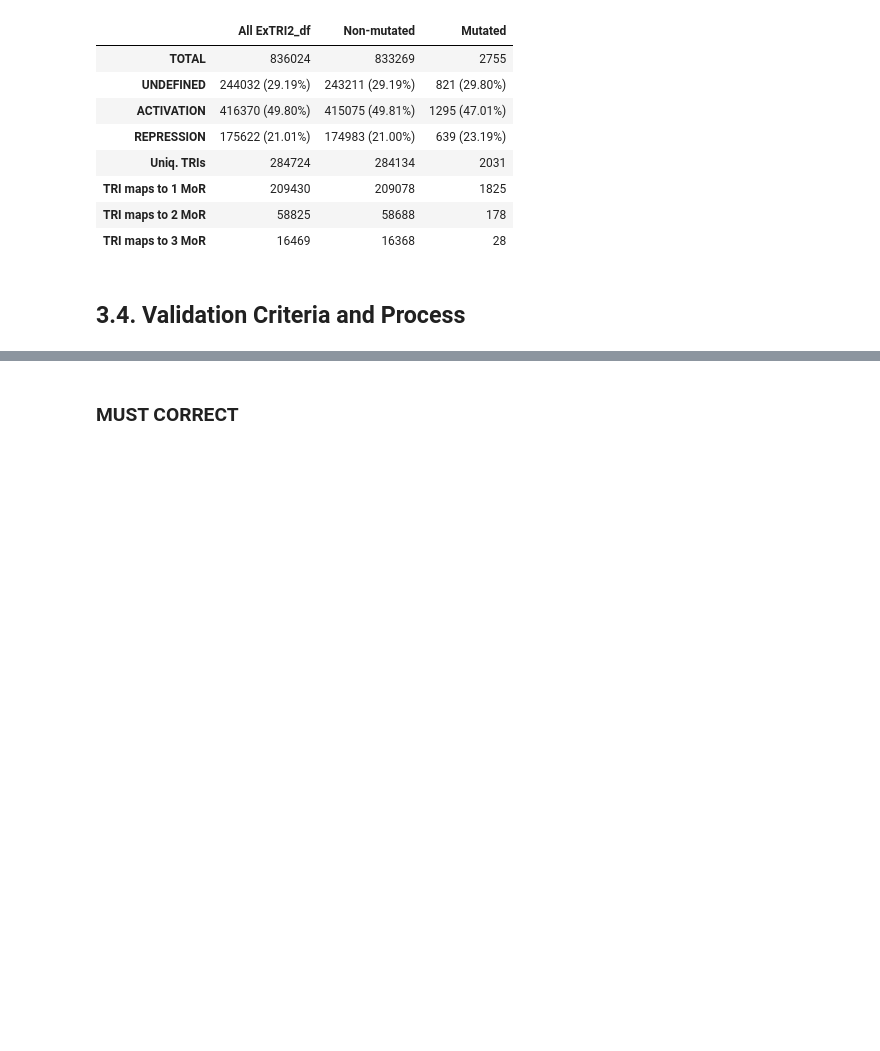
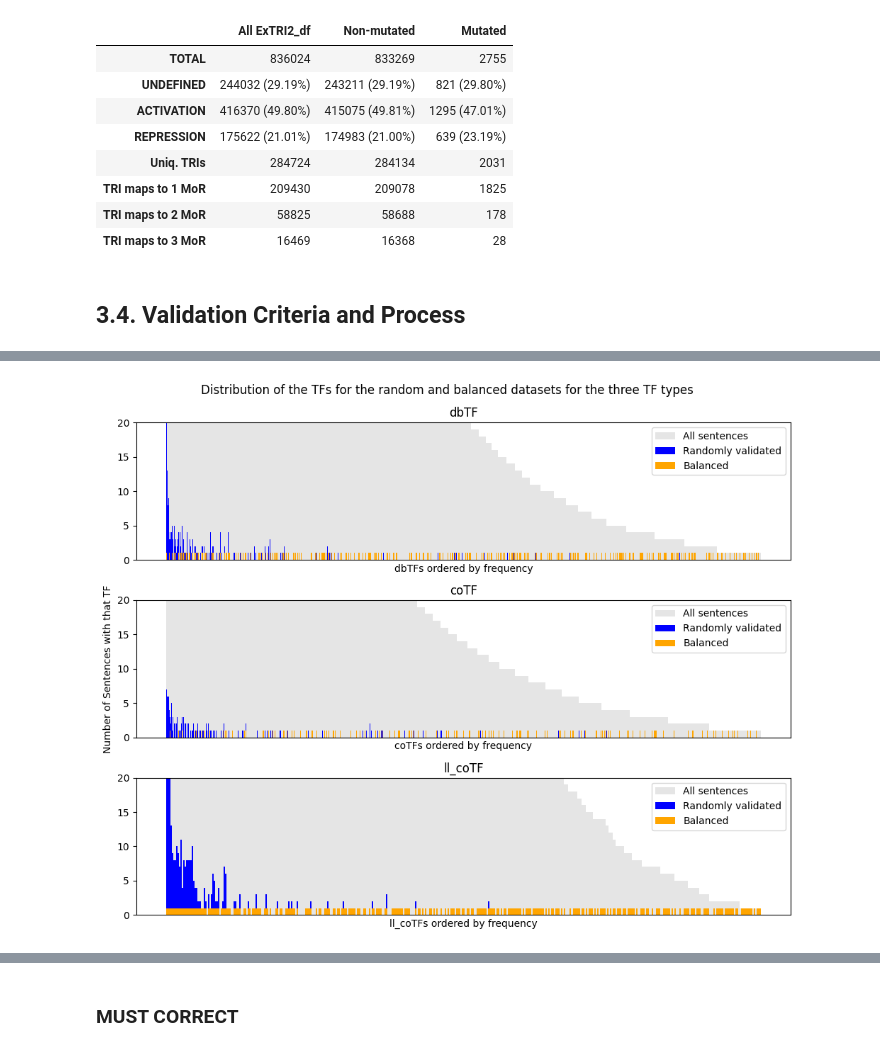
Before and after one commit to Rbbt-Workflows/ExTRI2, a Jupyter notebook: analysis/analysis.ipynb, the cells around one changed output, grey strips where cells are left out. Saved outputs shown, nothing was run; the diff lists cells and outputs as text; code cells hidden in the pictures; blank space fills up the shorter version.

```diff
--- a/analysis/analysis.ipynb
+++ b/analysis/analysis.ipynb
@@ -666,0 +683,4 @@ display(analysis_df)
+# %%
+plot_all_tf_validation_distributions(title, ExTRI2_df, validated_df[(validated_df['pre-post'] == 'post') & (validated_df['Label'] == 'TRUE')], figsize=(10, 8), ylim = 20)
+# %% [output]
+[figure, added]
```
Also changed, not shown: parts of 23 cells of this notebook, 6 other files.
